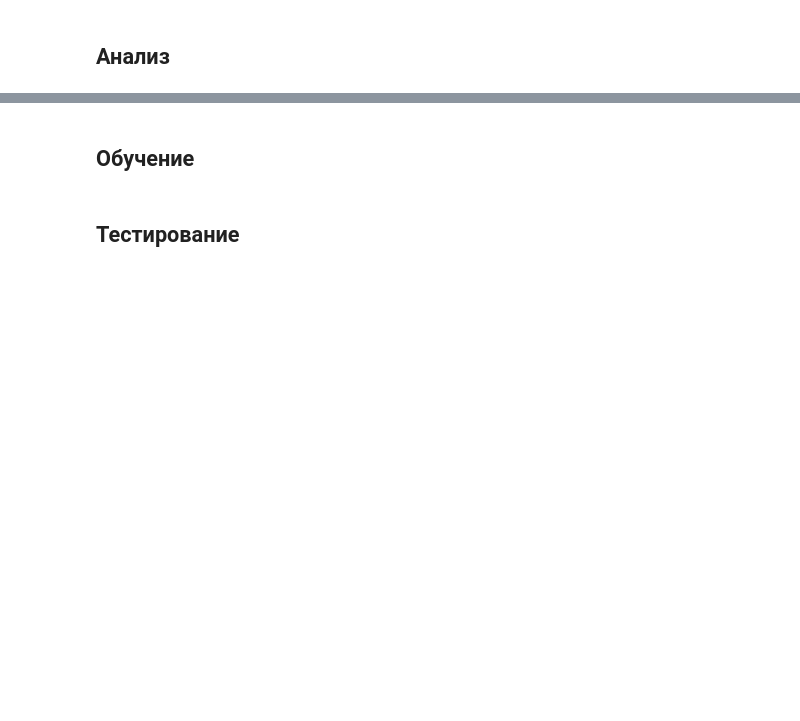
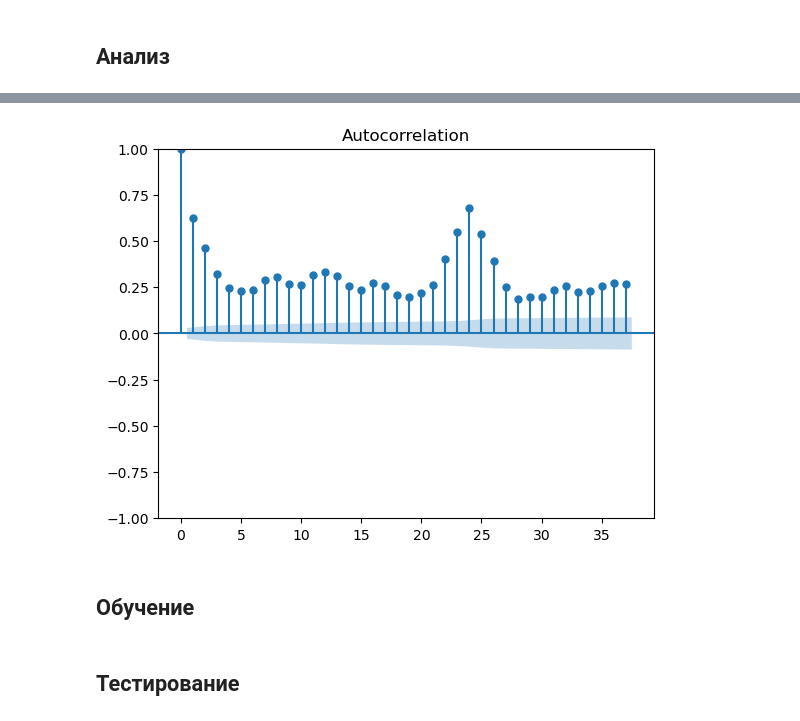
Before and after one commit to karimovdo/time, a Jupyter notebook: taxi.ipynb, the cells around one changed output, grey strips where cells are left out. Cells and saved outputs as stored; diff of their text form; code cells hidden in the pictures; blank space fills up the shorter version.

```diff
--- a/taxi.ipynb
+++ b/taxi.ipynb
@@ -150,3 +127,8 @@ plt.show()
+# %%
+plot_acf(data)
+plt.show()
+# %% [output]
+[figure, added]
 # %% [markdown]
 ## Обучение
 # %%
```
Also changed, not shown: parts of 7 cells of this notebook.
